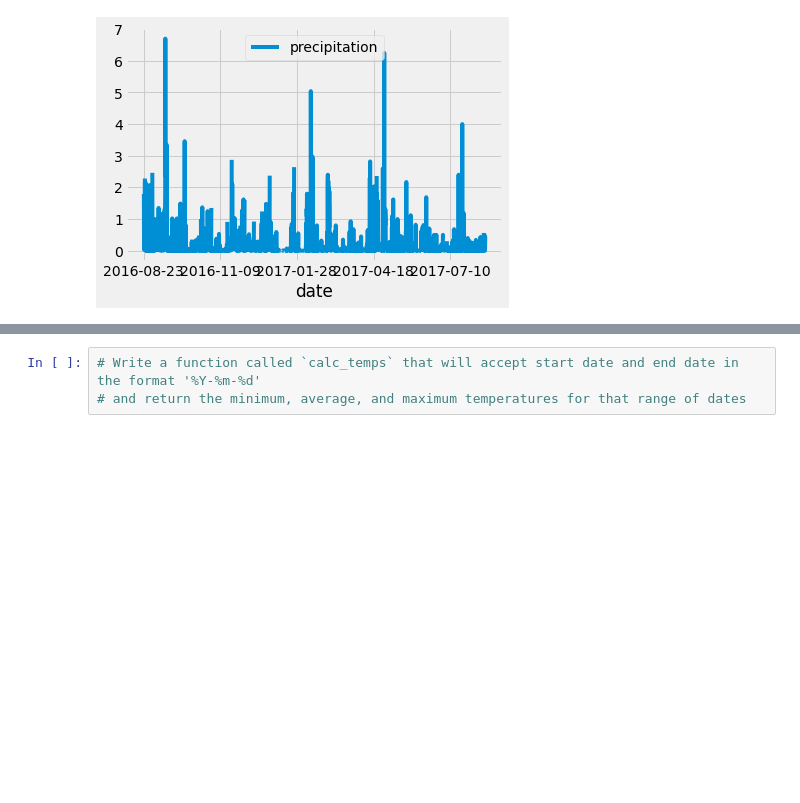
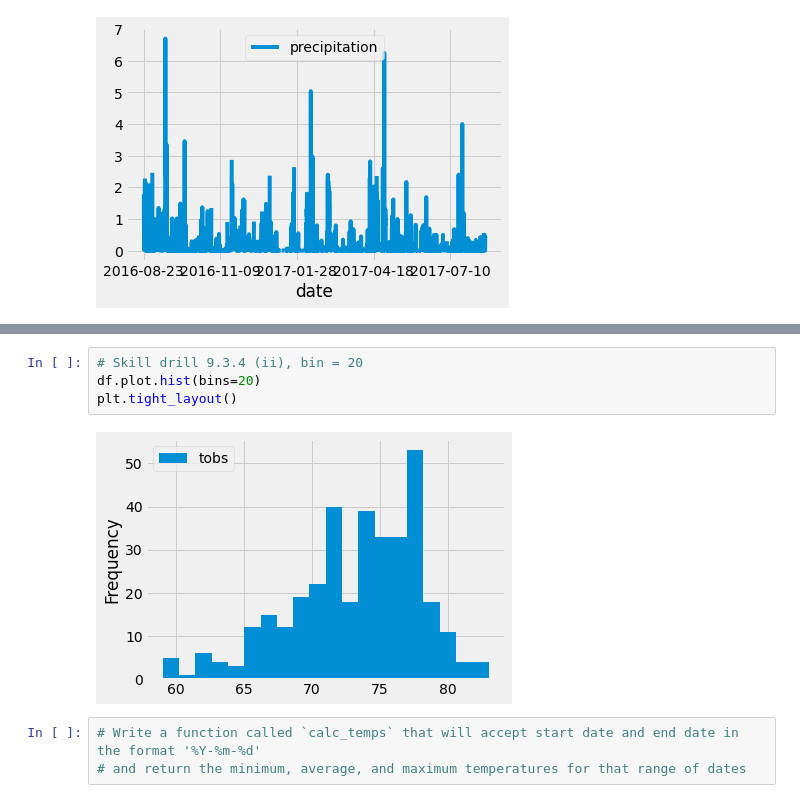
Before and after one commit to soijebor/Surfs_Up, a Jupyter notebook: climate_analysis.ipynb, the cells around one changed output, grey strips where cells are left out. Drawn from its saved outputs; the diff is of its cells as text; blank space fills up the shorter version.

```diff
--- a/climate_analysis.ipynb
+++ b/climate_analysis.ipynb
@@ -96,3 +165,9 @@ df.plot()
+# %%
+# Skill drill 9.3.4 (ii), bin = 20
+df.plot.hist(bins=20)
+plt.tight_layout()
+# %% [output]
+[figure, added]
 # %%
 # Write a function called `calc_temps` that will accept start date and end date in the format '%Y-%m-%d'
 # and return the minimum, average, and maximum temperatures for that range of dates
```
Also changed, not shown: parts of 6 cells of this notebook, 1 other file.
